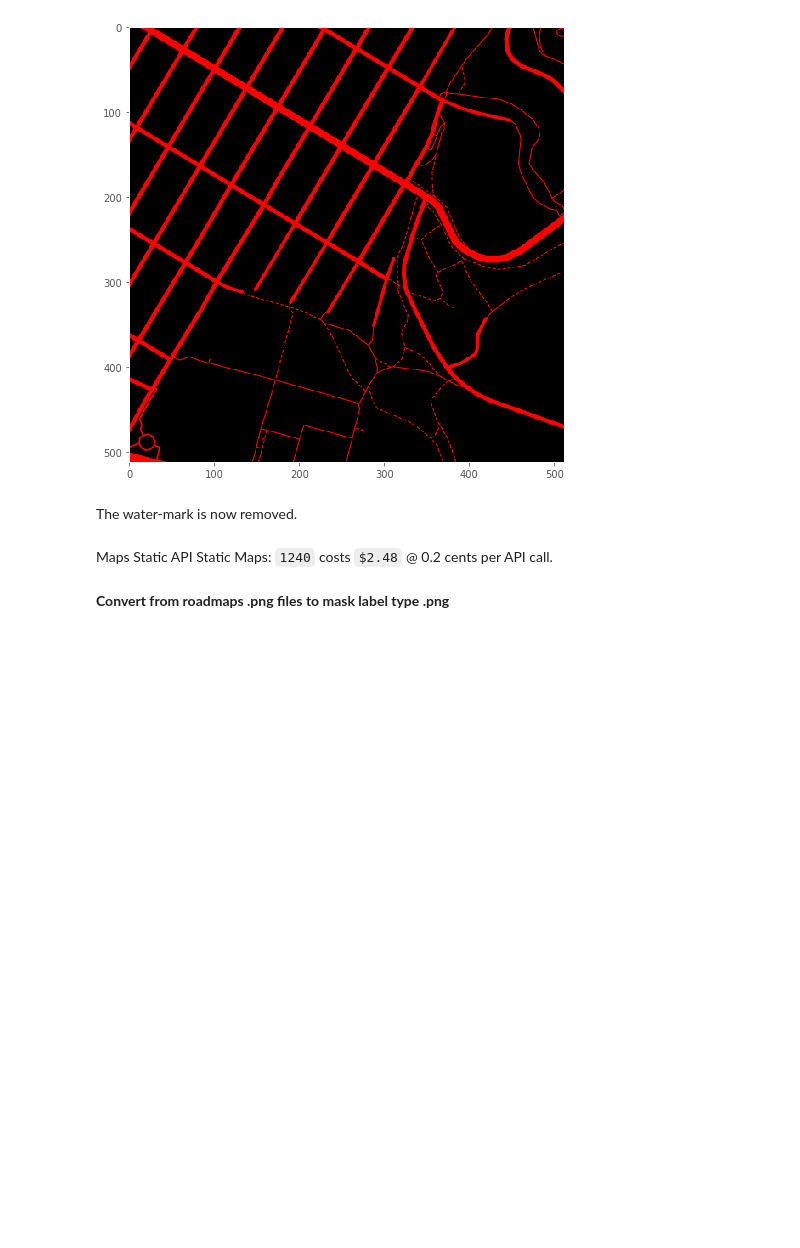
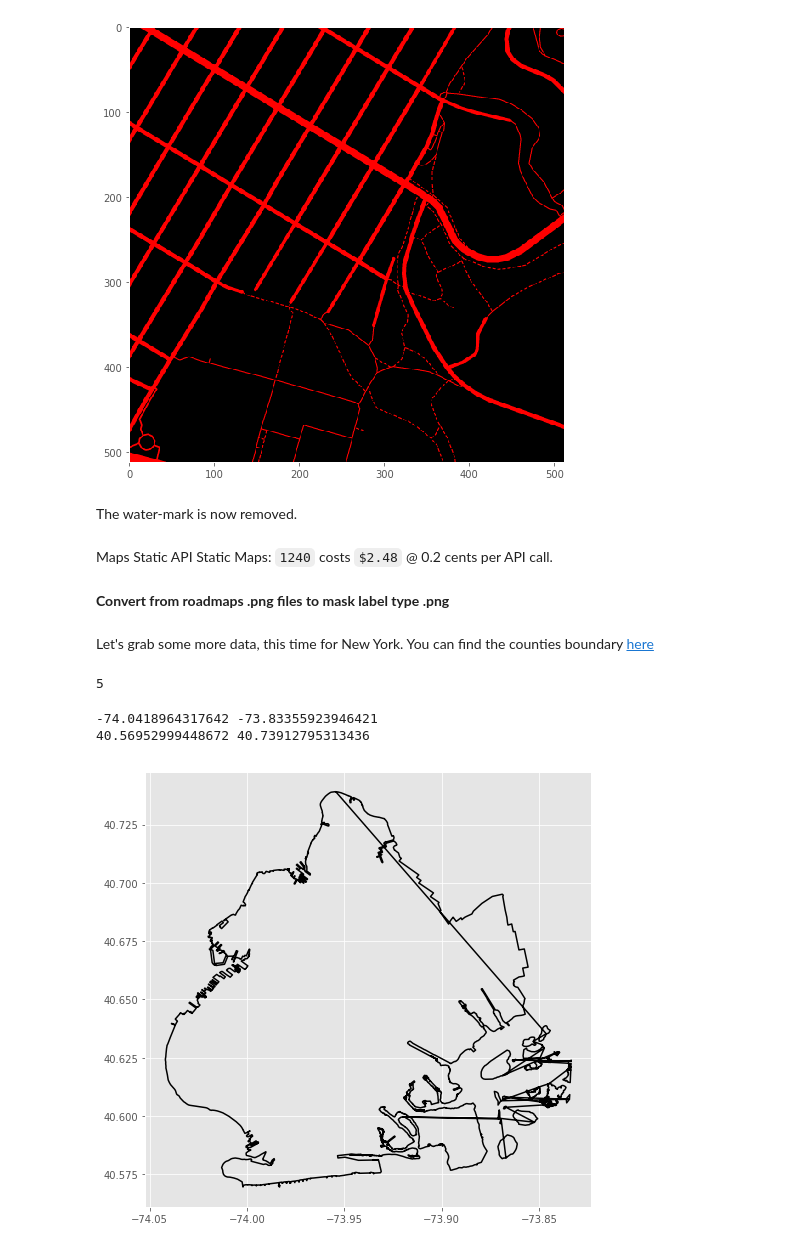
Before and after one commit to gokul-krishna/U-Net-Road-Detection, a Jupyter notebook: get_map_data.ipynb, the cells around one changed output. Saved outputs shown, nothing was run; the diff lists cells and outputs as text; code cells hidden in the pictures; blank space fills up the shorter version.

```diff
--- a/get_map_data.ipynb
+++ b/get_map_data.ipynb
@@ -367,3 +367,22 @@ def convert_to_mask(fpath, thres=10):
 # %%
 for fpath in list((path/'data/napa/road/').iterdir()):
     convert_to_mask(str(fpath))
+# %% [markdown]
+Let's grab some more data, this time for New York. You can find the counties boundary [here](https://data.cityofnewyork.us/City-Government/Borough-Boundaries/tqmj-j8zm)
+# %%
+ny = shapefile.Reader('NewYork/geo_export_cab0f054-4dc2-42e2-ab05-fe557960b9d8.shp')
+# %%
+len(ny.shapes())
+# %% [output]
+5
+# %%
+county_br = ny.shape(3)
+x_lon = np.array([point[0] for point in county_br.points])
+y_lat = np.array([point[1] for point in county_br.points])
+plt.plot(x_lon, y_lat,'k')
+print(x_lon.min(), x_lon.max())
+print(y_lat.min(), y_lat.max())
+# %% [output]
+-74.0418964317642 -73.83355923946421
+40.56952999448672 40.73912795313436
+[figure, added]
```
Also changed, not shown: parts of 10 cells of this notebook.
